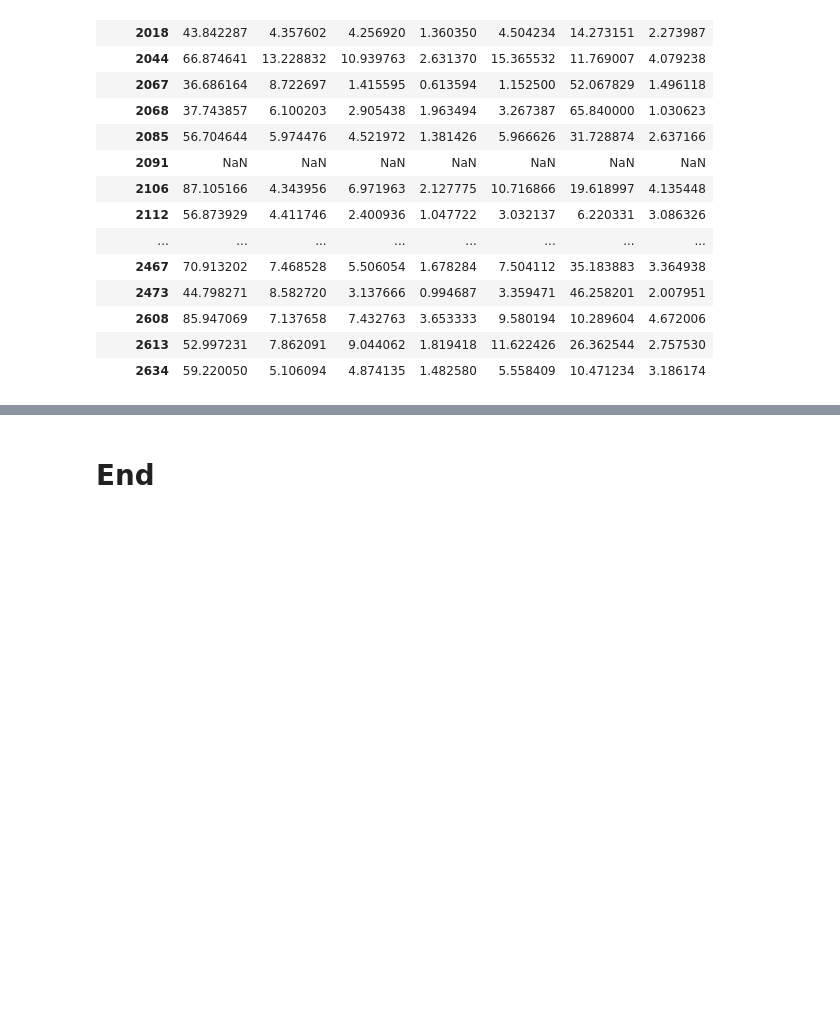
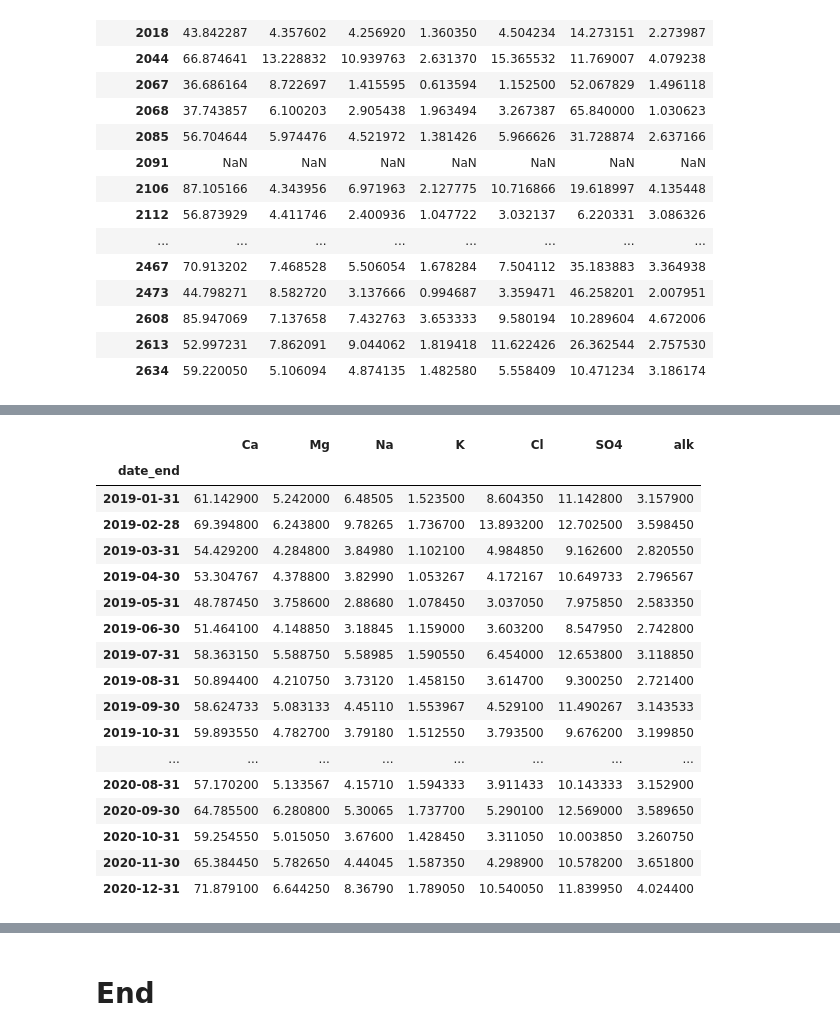
Before and after one commit to thiagovmdon/camels-ch-chem-paper, a Jupyter notebook: code/00_CAMELS_CH_Chem_Technical_Validation.ipynb, the cells around one changed output, grey strips where cells are left out. Cells and saved outputs as stored; diff of their text form; code cells hidden in the pictures; blank space fills up the shorter version.

```diff
--- a/code/00_CAMELS_CH_Chem_Technical_Validation.ipynb
+++ b/code/00_CAMELS_CH_Chem_Technical_Validation.ipynb
@@ -3963,3 +4135,24 @@ network_camels_ch_chem_gdf
+# %%
+df
+# %% [output]
+|  | Ca | Mg | Na | K | Cl | SO4 | alk |
+| date_end |  |  |  |  |  |  |  |
+| 2019-01-31 | 61.142900 | 5.242000 | 6.48505 | 1.523500 | 8.604350 | 11.142800 | 3.157900 |
+| 2019-02-28 | 69.394800 | 6.243800 | 9.78265 | 1.736700 | 13.893200 | 12.702500 | 3.598450 |
+| 2019-03-31 | 54.429200 | 4.284800 | 3.84980 | 1.102100 | 4.984850 | 9.162600 | 2.820550 |
+| 2019-04-30 | 53.304767 | 4.378800 | 3.82990 | 1.053267 | 4.172167 | 10.649733 | 2.796567 |
+| 2019-05-31 | 48.787450 | 3.758600 | 2.88680 | 1.078450 | 3.037050 | 7.975850 | 2.583350 |
+| 2019-06-30 | 51.464100 | 4.148850 | 3.18845 | 1.159000 | 3.603200 | 8.547950 | 2.742800 |
+| 2019-07-31 | 58.363150 | 5.588750 | 5.58985 | 1.590550 | 6.454000 | 12.653800 | 3.118850 |
+| 2019-08-31 | 50.894400 | 4.210750 | 3.73120 | 1.458150 | 3.614700 | 9.300250 | 2.721400 |
+| 2019-09-30 | 58.624733 | 5.083133 | 4.45110 | 1.553967 | 4.529100 | 11.490267 | 3.143533 |
+| 2019-10-31 | 59.893550 | 4.782700 | 3.79180 | 1.512550 | 3.793500 | 9.676200 | 3.199850 |
+| ... | ... | ... | ... | ... | ... | ... | ... |
+| 2020-08-31 | 57.170200 | 5.133567 | 4.15710 | 1.594333 | 3.911433 | 10.143333 | 3.152900 |
+| 2020-09-30 | 64.785500 | 6.280800 | 5.30065 | 1.737700 | 5.290100 | 12.569000 | 3.589650 |
+| 2020-10-31 | 59.254550 | 5.015050 | 3.67600 | 1.428450 | 3.311050 | 10.003850 | 3.260750 |
+| 2020-11-30 | 65.384450 | 5.782650 | 4.44045 | 1.587350 | 4.298900 | 10.578200 | 3.651800 |
+| 2020-12-31 | 71.879100 | 6.644250 | 8.36790 | 1.789050 | 10.540050 | 11.839950 | 4.024400 |
 # %%
 CAMELS_CH_Chem_catchments = CAMELS_CH_Chem_catchments.to_crs("EPSG:4326")
 # %%
```
Also changed, not shown: parts of 26 cells of this notebook, 3 other files.
